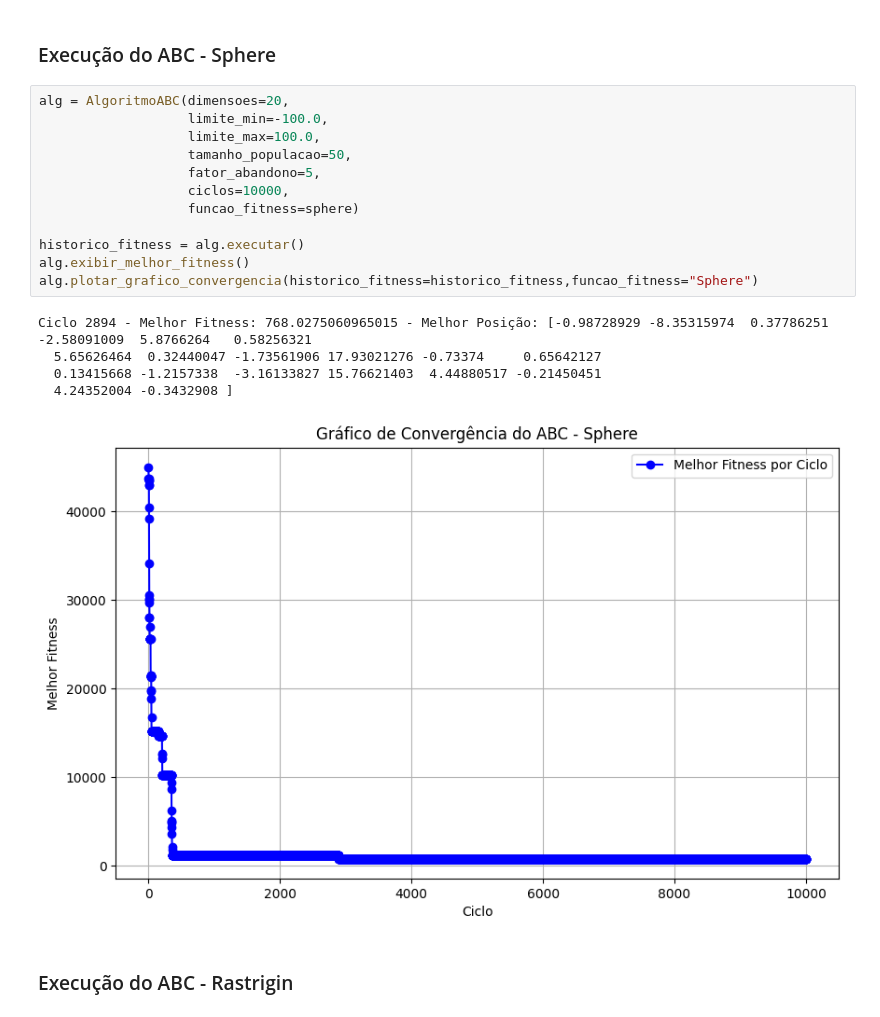
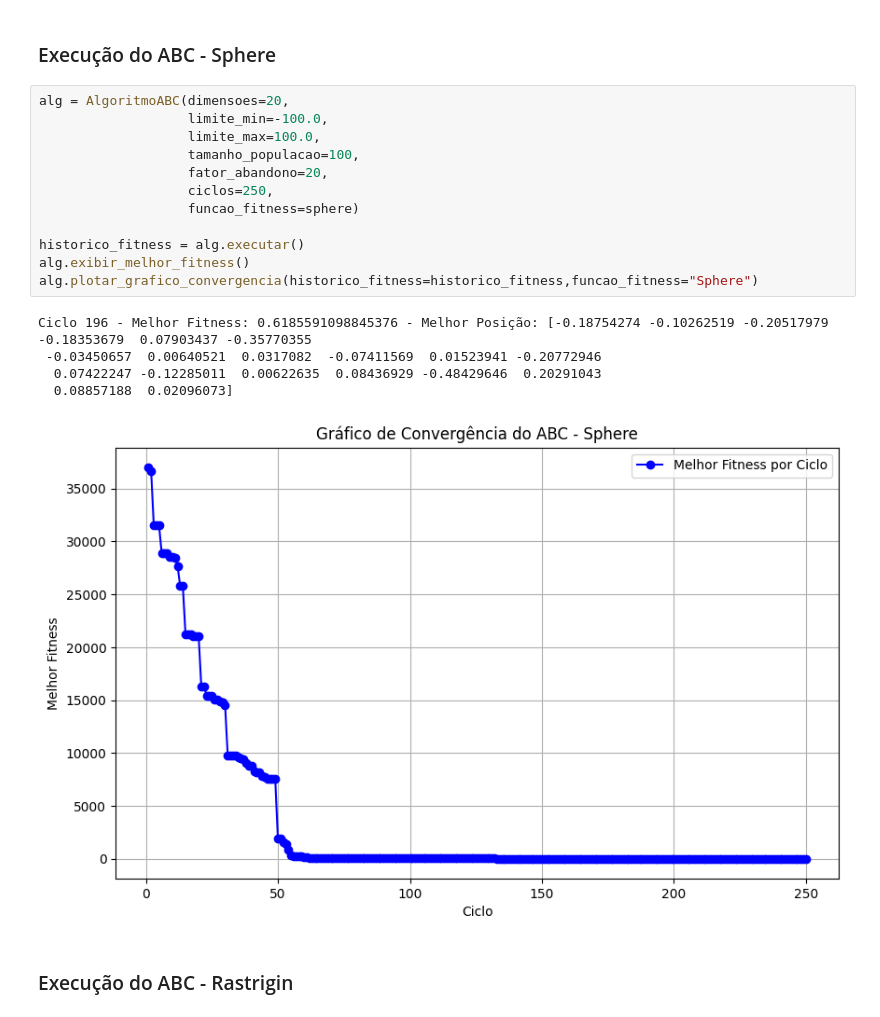
Before and after one commit to Guiioff/Algoritmos-Otimizacao, a Jupyter notebook: alg_abc.ipynb, the cells around one changed output. Drawn from its saved outputs; the diff is of its cells as text.

```diff
--- a/alg_abc.ipynb
+++ b/alg_abc.ipynb
@@ -185,21 +185,21 @@ class AlgoritmoABC:
 # %%
 alg = AlgoritmoABC(dimensoes=20,
                    limite_min=-100.0,
                    limite_max=100.0,
-                   tamanho_populacao=50,
-                   fator_abandono=5,
-                   ciclos=10000,
+                   tamanho_populacao=100,
+                   fator_abandono=20,
+                   ciclos=250,
                    funcao_fitness=sphere)
 
 historico_fitness = alg.executar()
 alg.exibir_melhor_fitness()
 alg.plotar_grafico_convergencia(historico_fitness=historico_fitness,funcao_fitness="Sphere")
 # %% [output]
-Ciclo 2894 - Melhor Fitness: 768.0275060965015 - Melhor Posição: [-0.98728929 -8.35315974  0.37786251 -2.58091009  5.8766264   0.58256321
-  5.65626464  0.32440047 -1.73561906 17.93021276 -0.73374     0.65642127
-  0.13415668 -1.2157338  -3.16133827 15.76621403  4.44880517 -0.21450451
-  4.24352004 -0.3432908 ]
+Ciclo 196 - Melhor Fitness: 0.6185591098845376 - Melhor Posição: [-0.18754274 -0.10262519 -0.20517979 -0.18353679  0.07903437 -0.35770355
+ -0.03450657  0.00640521  0.0317082  -0.07411569  0.01523941 -0.20772946
+  0.07422247 -0.12285011  0.00622635  0.08436929 -0.48429646  0.20291043
+  0.08857188  0.02096073]
-[figure, old version]
+[figure, new version]
 # %% [markdown]
 ### Execução do ABC - Rastrigin
 # %%
```
Also changed, not shown: parts of 7 cells of this notebook.
